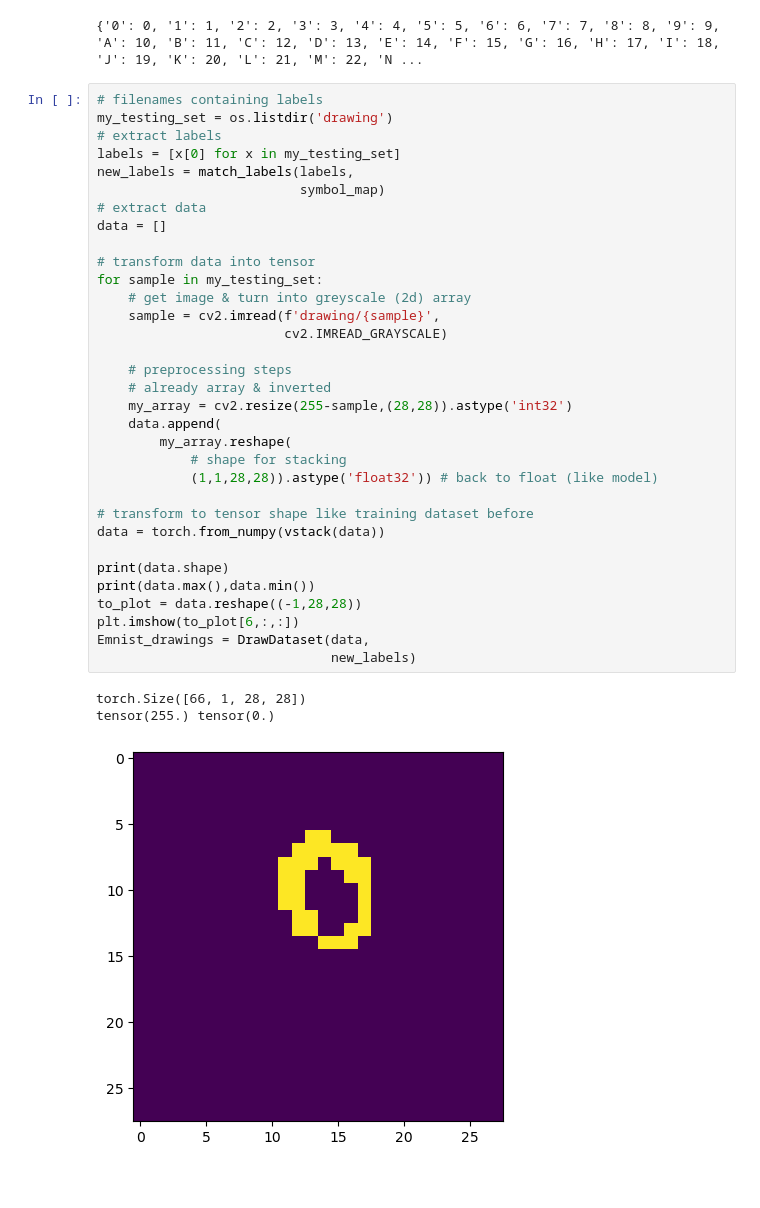
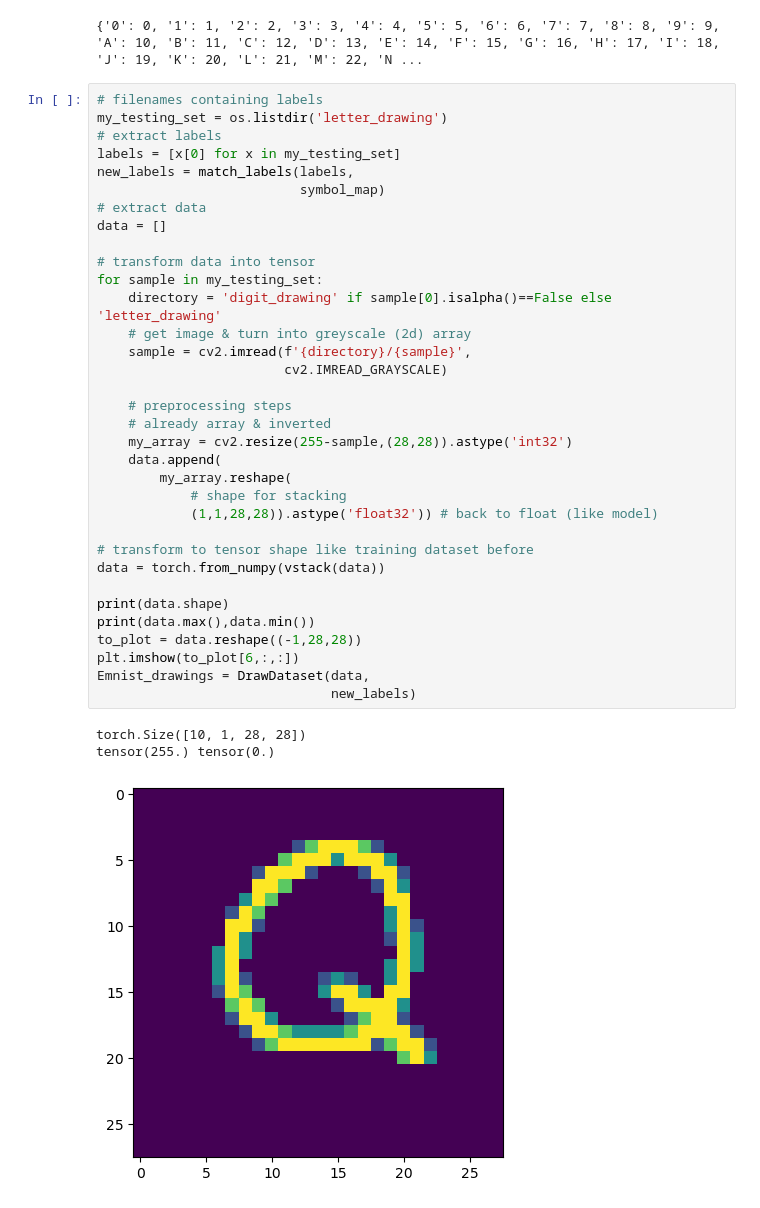
Before and after one commit to matushalak/pytorch_final_project, a Jupyter notebook: Letters_AND_Digits.ipynb, the cells around one changed output. Saved outputs shown, nothing was run; the diff lists cells and outputs as text.

Commit message:
model has 90% performance on my LETTERS!
seems like model learns letters really well but digits more poorly somehow

```diff
--- a/Letters_AND_Digits.ipynb
+++ b/Letters_AND_Digits.ipynb
@@ -400,41 +400,42 @@ def match_labels (old_labels:list,
 {'0': 0, '1': 1, '2': 2, '3': 3, '4': 4, '5': 5, '6': 6, '7': 7, '8': 8, '9': 9, 'A': 10, 'B': 11, 'C': 12, 'D': 13, 'E': 14, 'F': 15, 'G': 16, 'H': 17, 'I': 18, 'J': 19, 'K': 20, 'L': 21, 'M': 22, 'N ...
 # %%
 # filenames containing labels
-my_testing_set = os.listdir('drawing')
+my_testing_set = os.listdir('letter_drawing')
 # extract labels
 labels = [x[0] for x in my_testing_set]
 new_labels = match_labels(labels,
                           symbol_map)
 # extract data
 data = []
 
 # transform data into tensor
 for sample in my_testing_set:
+    directory = 'digit_drawing' if sample[0].isalpha()==False else 'letter_drawing'
     # get image & turn into greyscale (2d) array
-    sample = cv2.imread(f'drawing/{sample}',
+    sample = cv2.imread(f'{directory}/{sample}',
                         cv2.IMREAD_GRAYSCALE)
 
     # preprocessing steps
     # already array & inverted
     my_array = cv2.resize(255-sample,(28,28)).astype('int32')
     data.append(
         my_array.reshape(
             # shape for stacking
             (1,1,28,28)).astype('float32')) # back to float (like model)
 
 # transform to tensor shape like training dataset before
 data = torch.from_numpy(vstack(data))
 
 print(data.shape)
 print(data.max(),data.min())
 to_plot = data.reshape((-1,28,28))
 plt.imshow(to_plot[6,:,:])
 Emnist_drawings = DrawDataset(data,
                               new_labels)
 # %% [output]
-torch.Size([66, 1, 28, 28])
+torch.Size([10, 1, 28, 28])
 tensor(255.) tensor(0.)
-[figure, old version]
+[figure, new version]
 # %%
 # LOADING SAVED MODELS WORKS!!!
 my_loader = DataLoader(Emnist_drawings,
```
Also changed, not shown: parts of 2 cells of this notebook.
